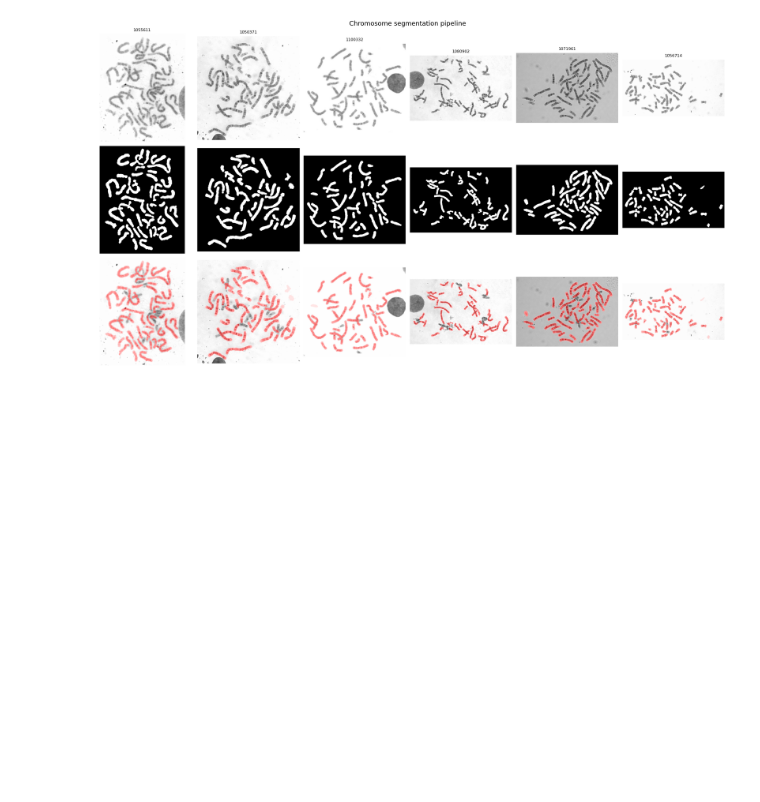
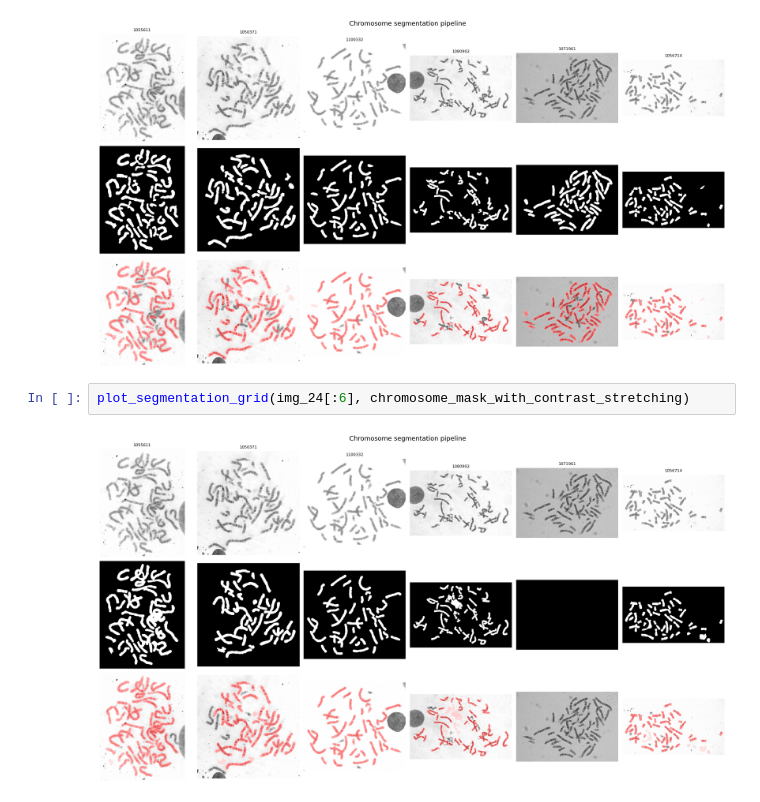
Before and after one commit to KojoAning/BME1433, a Jupyter notebook: bme1433.ipynb, the cells around one changed output. Cells and saved outputs as stored; diff of their text form; blank space fills up the shorter version.

```diff
--- a/bme1433.ipynb
+++ b/bme1433.ipynb
@@ -573,3 +588,7 @@ def plot_segmentation_grid(img_paths, segment_fn, n_cols=6, figsize=(18, 10), **
 plot_segmentation_grid(img_24[:6], chromosome_mask_with_adaptive_histogram)
 # %% [output]
 [figure]
+# %%
+plot_segmentation_grid(img_24[:6], chromosome_mask_with_contrast_stretching)
+# %% [output]
+[figure, added]
```
Also changed, not shown: parts of 5 cells of this notebook.
